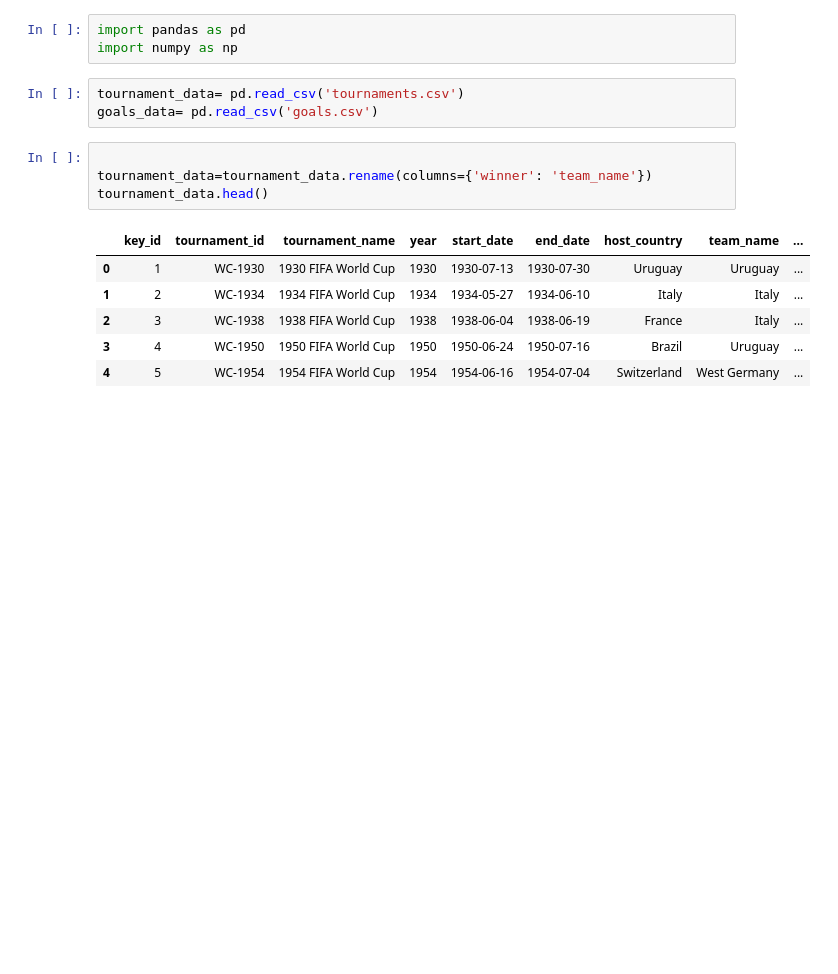
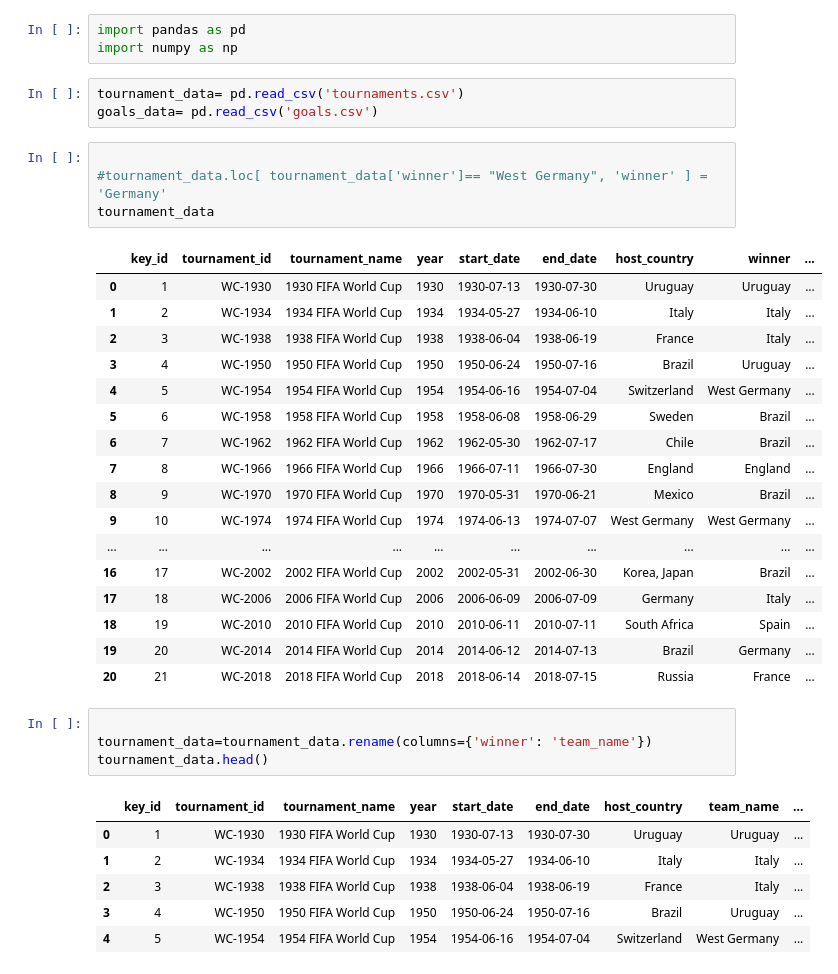
Before and after one commit to NaTaliaebr/Project_1, a Jupyter notebook: data_tranformation/Data_transformation_Q2_single_player_score.ipynb, the cells around one changed output. Drawn from its saved outputs; the diff is of its cells as text; blank space fills up the shorter version.

```diff
--- a/data_tranformation/Data_transformation_Q2_single_player_score.ipynb
+++ b/data_tranformation/Data_transformation_Q2_single_player_score.ipynb
@@ -6,6 +6,28 @@ import numpy as np
 # %%
 tournament_data= pd.read_csv('tournaments.csv')
 goals_data= pd.read_csv('goals.csv')
+# %%
+
+#tournament_data.loc[ tournament_data['winner']== "West Germany", 'winner' ] = 'Germany'
+tournament_data
+# %% [output]
+|  | key_id | tournament_id | tournament_name | year | start_date | end_date | host_country | winner | ... |
+| 0 | 1 | WC-1930 | 1930 FIFA World Cup | 1930 | 1930-07-13 | 1930-07-30 | Uruguay | Uruguay | ... |
+| 1 | 2 | WC-1934 | 1934 FIFA World Cup | 1934 | 1934-05-27 | 1934-06-10 | Italy | Italy | ... |
+| 2 | 3 | WC-1938 | 1938 FIFA World Cup | 1938 | 1938-06-04 | 1938-06-19 | France | Italy | ... |
+| 3 | 4 | WC-1950 | 1950 FIFA World Cup | 1950 | 1950-06-24 | 1950-07-16 | Brazil | Uruguay | ... |
+| 4 | 5 | WC-1954 | 1954 FIFA World Cup | 1954 | 1954-06-16 | 1954-07-04 | Switzerland | West Germany | ... |
+| 5 | 6 | WC-1958 | 1958 FIFA World Cup | 1958 | 1958-06-08 | 1958-06-29 | Sweden | Brazil | ... |
+| 6 | 7 | WC-1962 | 1962 FIFA World Cup | 1962 | 1962-05-30 | 1962-07-17 | Chile | Brazil | ... |
+| 7 | 8 | WC-1966 | 1966 FIFA World Cup | 1966 | 1966-07-11 | 1966-07-30 | England | England | ... |
+| 8 | 9 | WC-1970 | 1970 FIFA World Cup | 1970 | 1970-05-31 | 1970-06-21 | Mexico | Brazil | ... |
+| 9 | 10 | WC-1974 | 1974 FIFA World Cup | 1974 | 1974-06-13 | 1974-07-07 | West Germany | West Germany | ... |
+| ... | ... | ... | ... | ... | ... | ... | ... | ... | ... |
+| 16 | 17 | WC-2002 | 2002 FIFA World Cup | 2002 | 2002-05-31 | 2002-06-30 | Korea, Japan | Brazil | ... |
+| 17 | 18 | WC-2006 | 2006 FIFA World Cup | 2006 | 2006-06-09 | 2006-07-09 | Germany | Italy | ... |
+| 18 | 19 | WC-2010 | 2010 FIFA World Cup | 2010 | 2010-06-11 | 2010-07-11 | South Africa | Spain | ... |
+| 19 | 20 | WC-2014 | 2014 FIFA World Cup | 2014 | 2014-06-12 | 2014-07-13 | Brazil | Germany | ... |
+| 20 | 21 | WC-2018 | 2018 FIFA World Cup | 2018 | 2018-06-14 | 2018-07-15 | Russia | France | ... |
 # %%
 
 tournament_data=tournament_data.rename(columns={'winner': 'team_name'})
```
Also changed, not shown: parts of 12 cells of this notebook, 5 other files.
